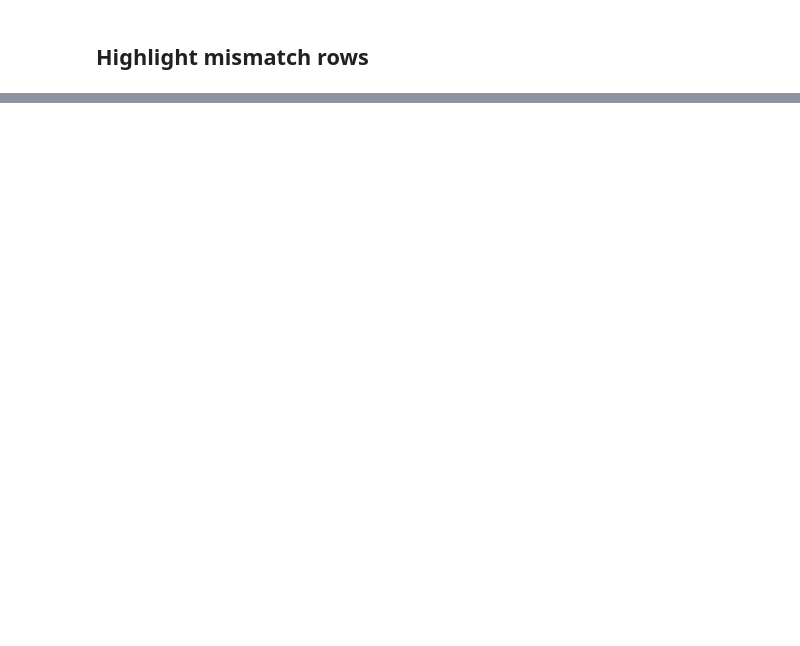
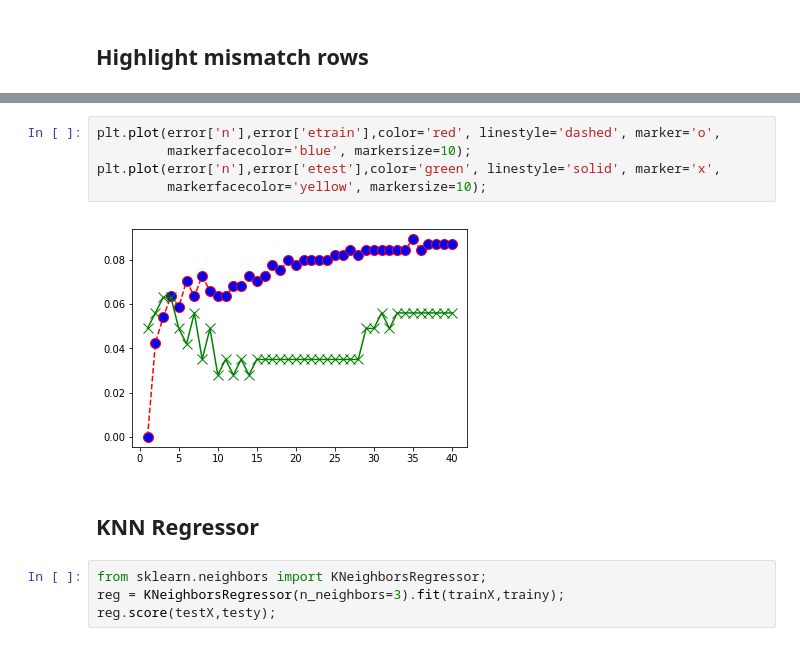
Before and after one commit to bharatadhikari88/python, a Jupyter notebook: supervise/classifier/cancer.ipynb, the cells around one changed output, grey strips where cells are left out. Cells and saved outputs as stored; diff of their text form; blank space fills up the shorter version.

```diff
--- a/supervise/classifier/cancer.ipynb
+++ b/supervise/classifier/cancer.ipynb
@@ -132,0 +162,13 @@ predictDF.iloc[10:40,:].style.apply(highlightMismatch,axis=1)
+# %%
+plt.plot(error['n'],error['etrain'],color='red', linestyle='dashed', marker='o',
+         markerfacecolor='blue', markersize=10);
+plt.plot(error['n'],error['etest'],color='green', linestyle='solid', marker='x',
+         markerfacecolor='yellow', markersize=10);
+# %% [output]
+[figure, added]
+# %% [markdown]
+## KNN Regressor
+# %%
+from sklearn.neighbors import KNeighborsRegressor;
+reg = KNeighborsRegressor(n_neighbors=3).fit(trainX,trainy);
+reg.score(testX,testy);
```
Also changed, not shown: parts of 4 cells of this notebook.
